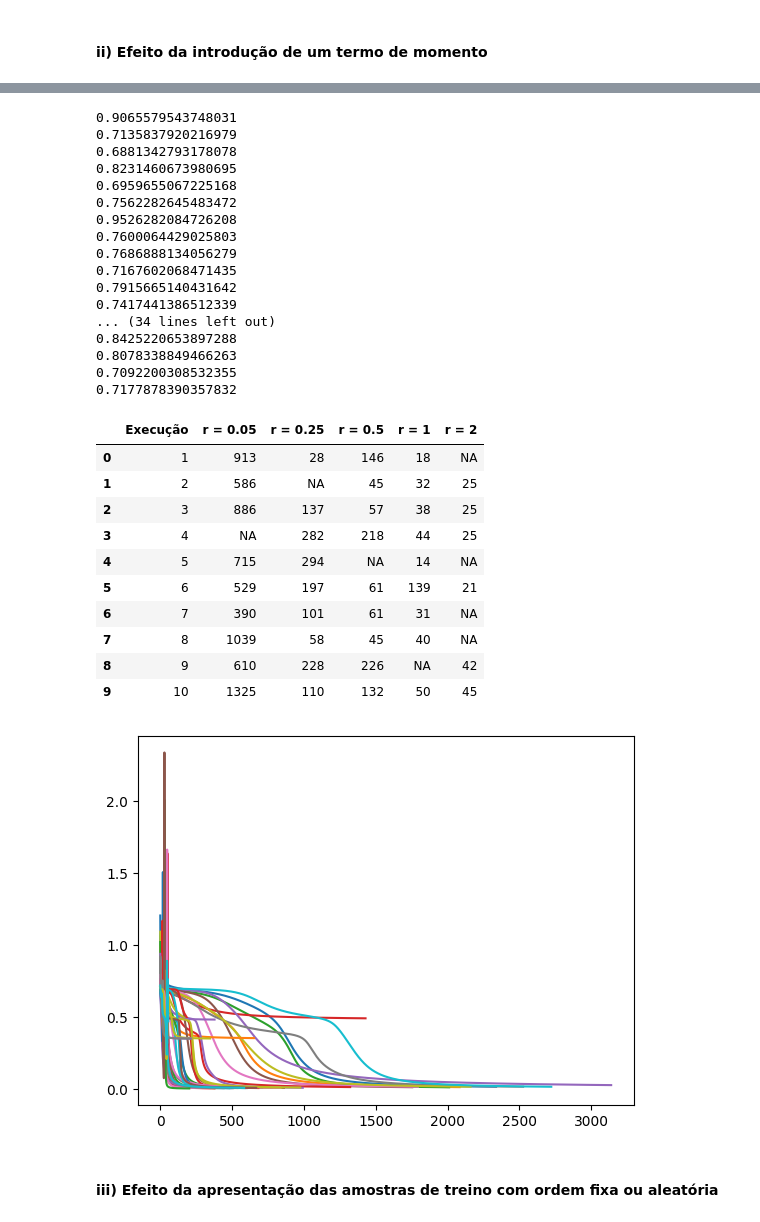
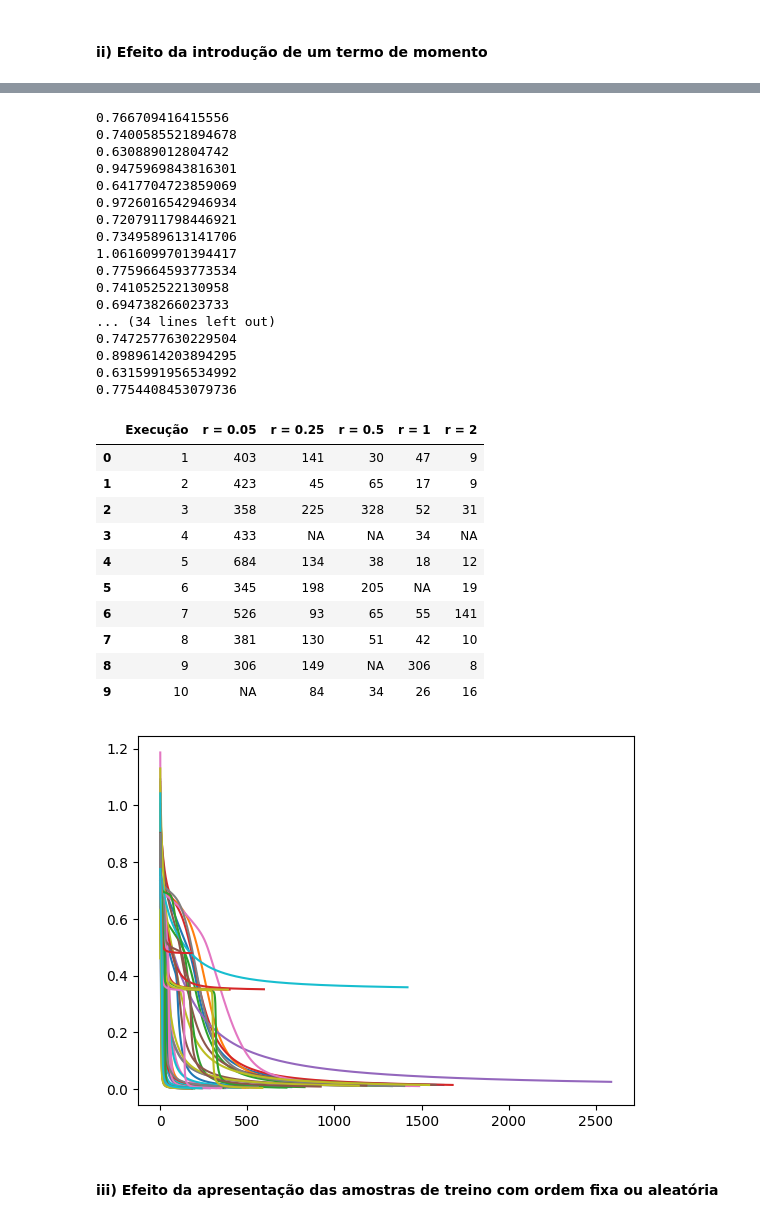
Before and after one commit to souocare/iasc_course_ai, a Jupyter notebook: Part 1/parte1.ipynb, the cells around one changed output, grey strips where cells are left out. Drawn from its saved outputs; the diff is of its cells as text; code cells hidden in the pictures.

```diff
--- a/Part 1/parte1.ipynb
+++ b/Part 1/parte1.ipynb
@@ -34,7 +34,7 @@ import six
 # %% [markdown]
 Dados de treino e target:
 # %%
-training_data = np.array([[0, 0], [0, 1], [1, 0], [1, 1]])
+training_data = np.array([[-1, -1], [-1, 1], [1, -1], [1, 1]])
 target_data = np.array([-1, 1, 1, -1])
 # %% [markdown]
 #### i) Efeito da taxa de aprendizagem
@@ -147,7 +147,7 @@ for learning_rate_value in [0.05, 0.25, 0.5, 1, 2]:
         plt.plot(mlp.loss_curve_)
         score_valuecurvebelow_threshold = "NA"
         for z in range(len(losscurve)):
-                if (losscurve[z] <= 0.3):
+                if (losscurve[z] <= 0.1):
                         score_valuecurvebelow_threshold = str(z+1)
                         break
         df_ex1b_half.at[i,"Execução"] = str(i+1)
@@ -175,61 +175,61 @@ df_ex1b_half
 df_ex1b_all = pd.DataFrame(columns=['Execução', 'r = 0.05', 'r = 0.25','r = 0.5', 'r = 1', 'r = 2'])
 
 for learning_rate_value in [0.05, 0.25, 0.5, 1, 2]:
     for i in range(10):
         mlp = MLPClassifier(hidden_layer_sizes=(4, 2),
                                 activation='tanh',
                                 solver="sgd",
                                 max_iter=10000,
                                 shuffle=False,
                                 momentum=0,
                                 learning_rate_init=learning_rate_value,
                                 tol=0.00001)
         mlp.fit(training_data, target_data)
         score_result = mlp.score(training_data, target_data)
         predict_result = mlp.predict(training_data)
         losscurve = mlp.loss_curve_
         print(losscurve[0])
         plt.plot(mlp.loss_curve_)
         score_valuecurvebelow_threshold = "NA"
         for z in range(len(losscurve)):
-                if (losscurve[z] <= 0.3):
+                if (losscurve[z] <= 0.1):
                         score_valuecurvebelow_threshold = str(z+1)
                         break
         df_ex1b_all.at[i,"Execução"] = str(i+1)
         df_ex1b_all.at[i,"r = " + str(learning_rate_value) + ""] = score_valuecurvebelow_threshold
 
 df_ex1b_all
 #render_mpl_table(df_ex1a, header_columns=0, col_width=3.0)
 # %% [output]
-0.9065579543748031
-0.7135837920216979
-0.6881342793178078
-0.8231460673980695
-0.6959655067225168
-0.7562282645483472
-0.9526282084726208
-0.7600064429025803
-0.7686888134056279
-0.7167602068471435
-0.7915665140431642
-0.7417441386512339
+0.766709416415556
+0.7400585521894678
+0.630889012804742
+0.9475969843816301
+0.6417704723859069
+0.9726016542946934
+0.7207911798446921
+0.7349589613141706
+1.0616099701394417
+0.7759664593773534
+0.741052522130958
+0.694738266023733
 ... (34 lines left out)
-0.8425220653897288
-0.8078338849466263
-0.7092200308532355
-0.7177878390357832
+0.7472577630229504
+0.8989614203894295
+0.6315991956534992
+0.7754408453079736
 |  | Execução | r = 0.05 | r = 0.25 | r = 0.5 | r = 1 | r = 2 |
-| 0 | 1 | 913 | 28 | 146 | 18 | NA |
-| 1 | 2 | 586 | NA | 45 | 32 | 25 |
-| 2 | 3 | 886 | 137 | 57 | 38 | 25 |
-| 3 | 4 | NA | 282 | 218 | 44 | 25 |
-| 4 | 5 | 715 | 294 | NA | 14 | NA |
-| 5 | 6 | 529 | 197 | 61 | 139 | 21 |
-| 6 | 7 | 390 | 101 | 61 | 31 | NA |
-| 7 | 8 | 1039 | 58 | 45 | 40 | NA |
-| 8 | 9 | 610 | 228 | 226 | NA | 42 |
-| 9 | 10 | 1325 | 110 | 132 | 50 | 45 |
+| 0 | 1 | 403 | 141 | 30 | 47 | 9 |
+| 1 | 2 | 423 | 45 | 65 | 17 | 9 |
+| 2 | 3 | 358 | 225 | 328 | 52 | 31 |
+| 3 | 4 | 433 | NA | NA | 34 | NA |
+| 4 | 5 | 684 | 134 | 38 | 18 | 12 |
+| 5 | 6 | 345 | 198 | 205 | NA | 19 |
+| 6 | 7 | 526 | 93 | 65 | 55 | 141 |
+| 7 | 8 | 381 | 130 | 51 | 42 | 10 |
+| 8 | 9 | 306 | 149 | NA | 306 | 8 |
+| 9 | 10 | NA | 84 | 34 | 26 | 16 |
-[figure, old version]
+[figure, new version]
 # %% [markdown]
 #### iii) Efeito da apresentação das amostras de treino com ordem fixa ou aleatória
 # %%
```
Also changed, not shown: parts of 7 cells of this notebook, 9 other files.
